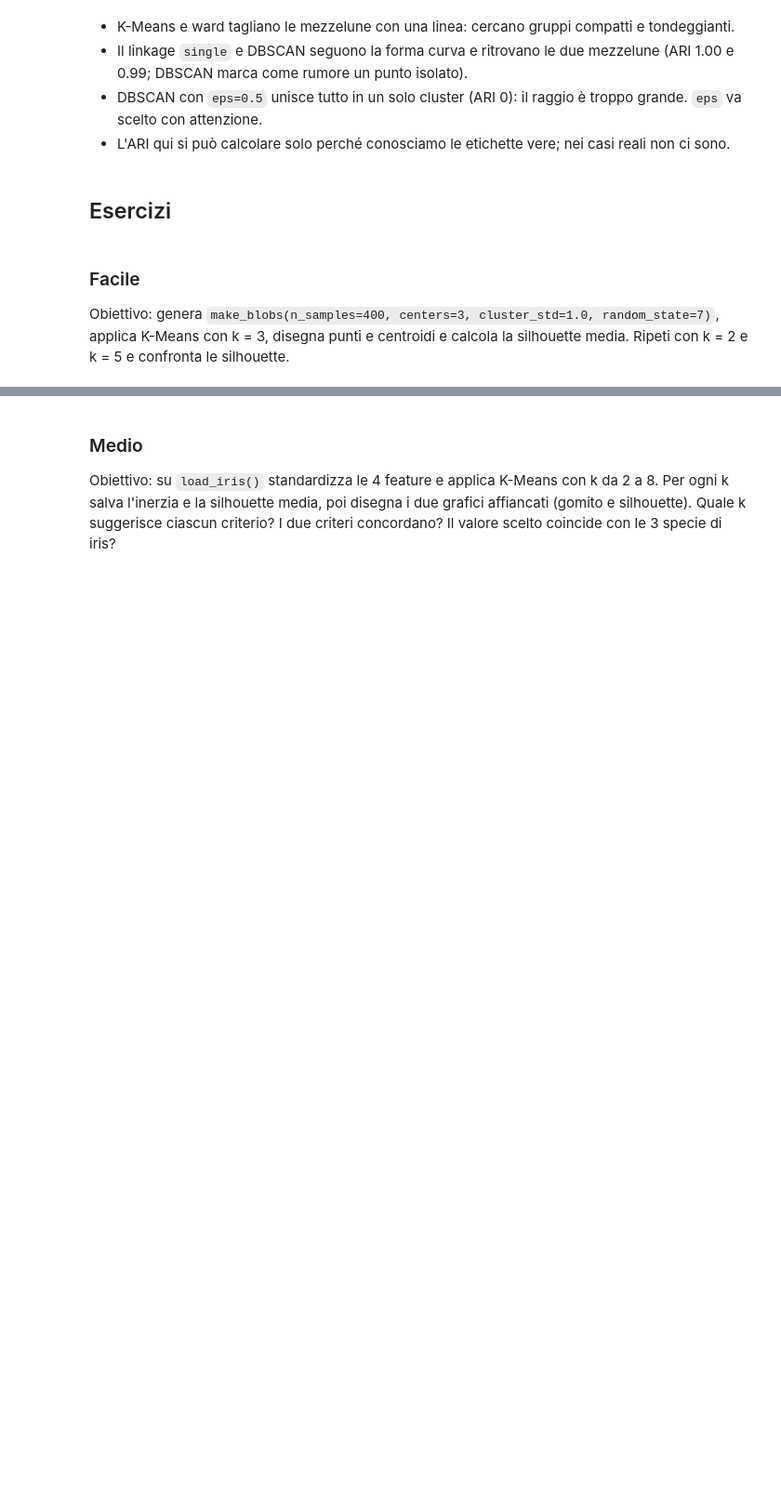
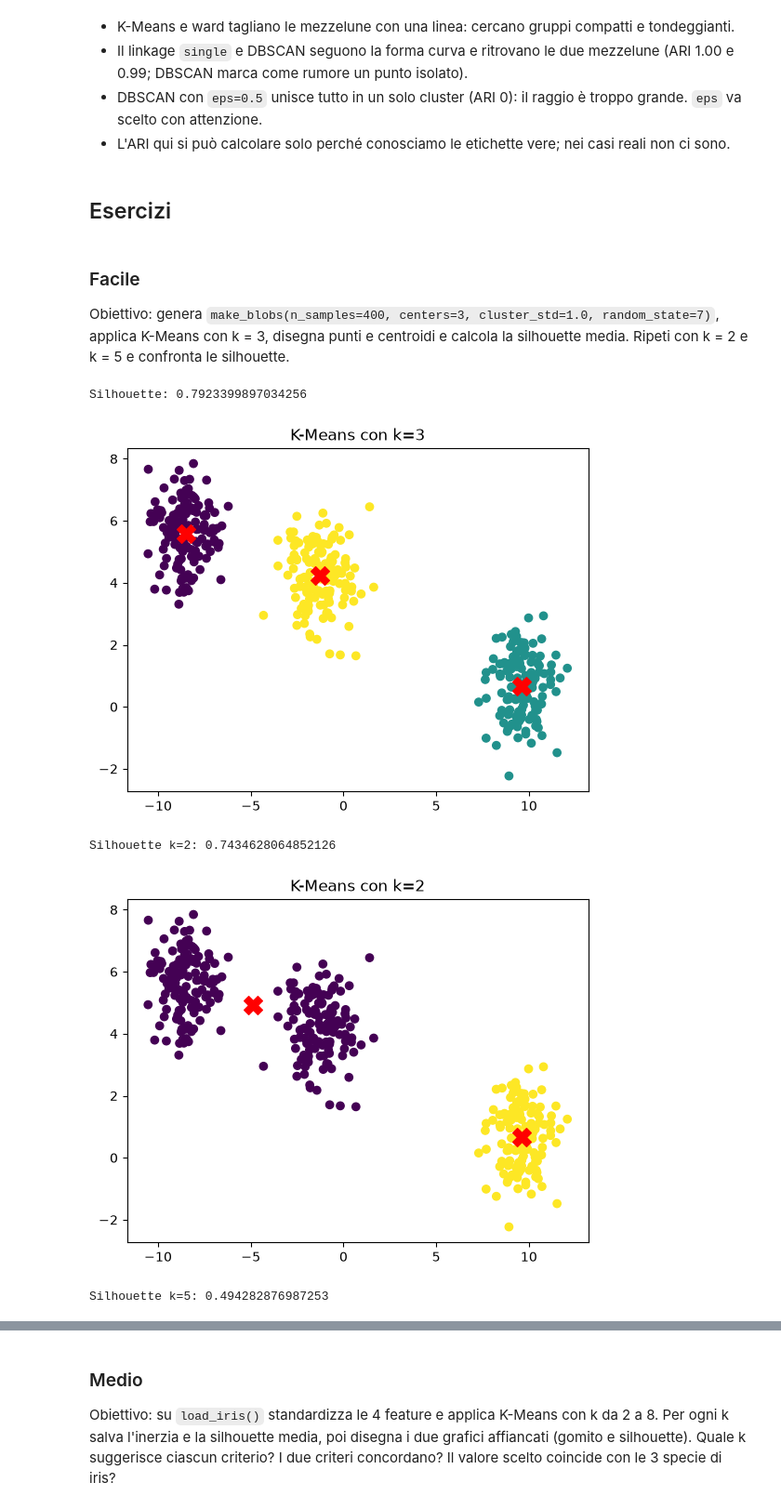
Before and after one commit to Valoryc/Machine_Learning_, a Jupyter notebook: corso_Python_16/Lunedi_26_10_26/Mattina/giorno-5-non-supervisionato.ipynb, the cells around one changed output, grey strips where cells are left out. Shown at 93% size. Cells and saved outputs as stored; diff of their text form; code cells hidden in the pictures; blank space fills up the shorter version.

```diff
--- a/corso_Python_16/Lunedi_26_10_26/Mattina/giorno-5-non-supervisionato.ipynb
+++ b/corso_Python_16/Lunedi_26_10_26/Mattina/giorno-5-non-supervisionato.ipynb
@@ -663,0 +662,47 @@ Obiettivo: genera `make_blobs(n_samples=400, centers=3, cluster_std=1.0, random_
+# %%
+# Scrivi qui la tua soluzione
+from sklearn.cluster import KMeans
+from sklearn.datasets import make_blobs
+from sklearn.metrics import silhouette_score
+import matplotlib.pyplot as plt
+
+X, y = make_blobs(n_samples=400, centers=3, cluster_std=1.0, random_state=7)
+
+kmeans = KMeans(n_clusters=3, random_state=7)
+
+labels = kmeans.fit_predict(X)
+print("Silhouette:", silhouette_score(X, labels))
+
+plt.scatter(X[:, 0], X[:, 1], c=labels)
+
+plt.scatter(kmeans.cluster_centers_[:, 0], kmeans.cluster_centers_[:, 1], color='red',  marker='X', s=200)
+
+plt.title("K-Means con k=3")
+plt.show()
+
+kmeans = KMeans(n_clusters=2, random_state=7)
+labels = kmeans.fit_predict(X)
+
+print("Silhouette k=2:", silhouette_score(X, labels))
+
+plt.scatter(X[:, 0], X[:, 1], c=labels)
+plt.scatter(kmeans.cluster_centers_[:, 0], kmeans.cluster_centers_[:, 1], color='red', marker='X', s=200)
+plt.title("K-Means con k=2")
+plt.show()
+
+
+kmeans = KMeans(n_clusters=5, random_state=7)
+labels = kmeans.fit_predict(X)
+
+print("Silhouette k=5:", silhouette_score(X, labels))
+
+plt.scatter(X[:, 0], X[:, 1], c=labels)
+plt.scatter(kmeans.cluster_centers_[:, 0], kmeans.cluster_centers_[:, 1], color='red', marker='X', s=200)
+plt.title("K-Means con k=5")
+plt.show()
+# %% [output]
+Silhouette: 0.7923399897034256
+[figure, added]
+Silhouette k=2: 0.7434628064852126
+[figure, added]
+Silhouette k=5: 0.494282876987253
```
Also changed, not shown: parts of 4 cells of this notebook.
